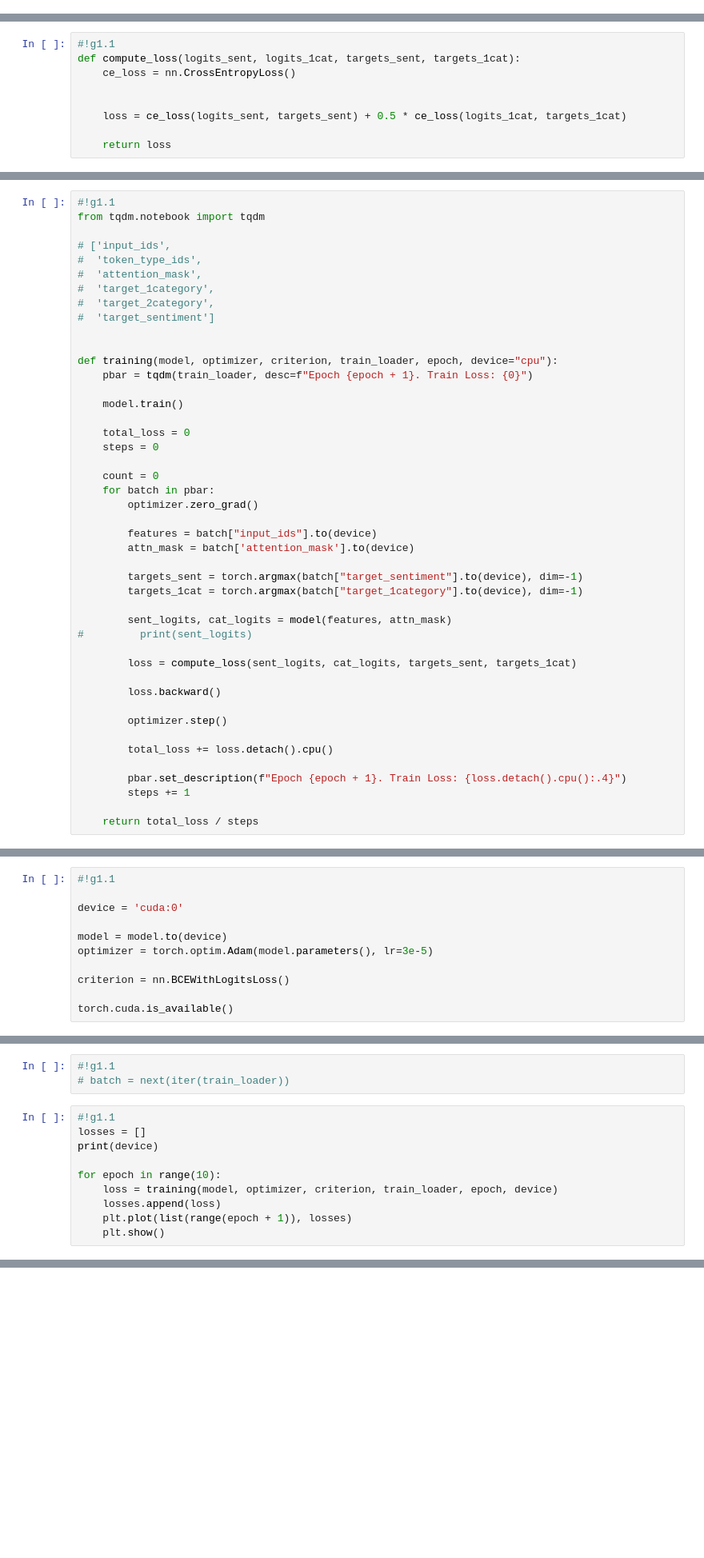
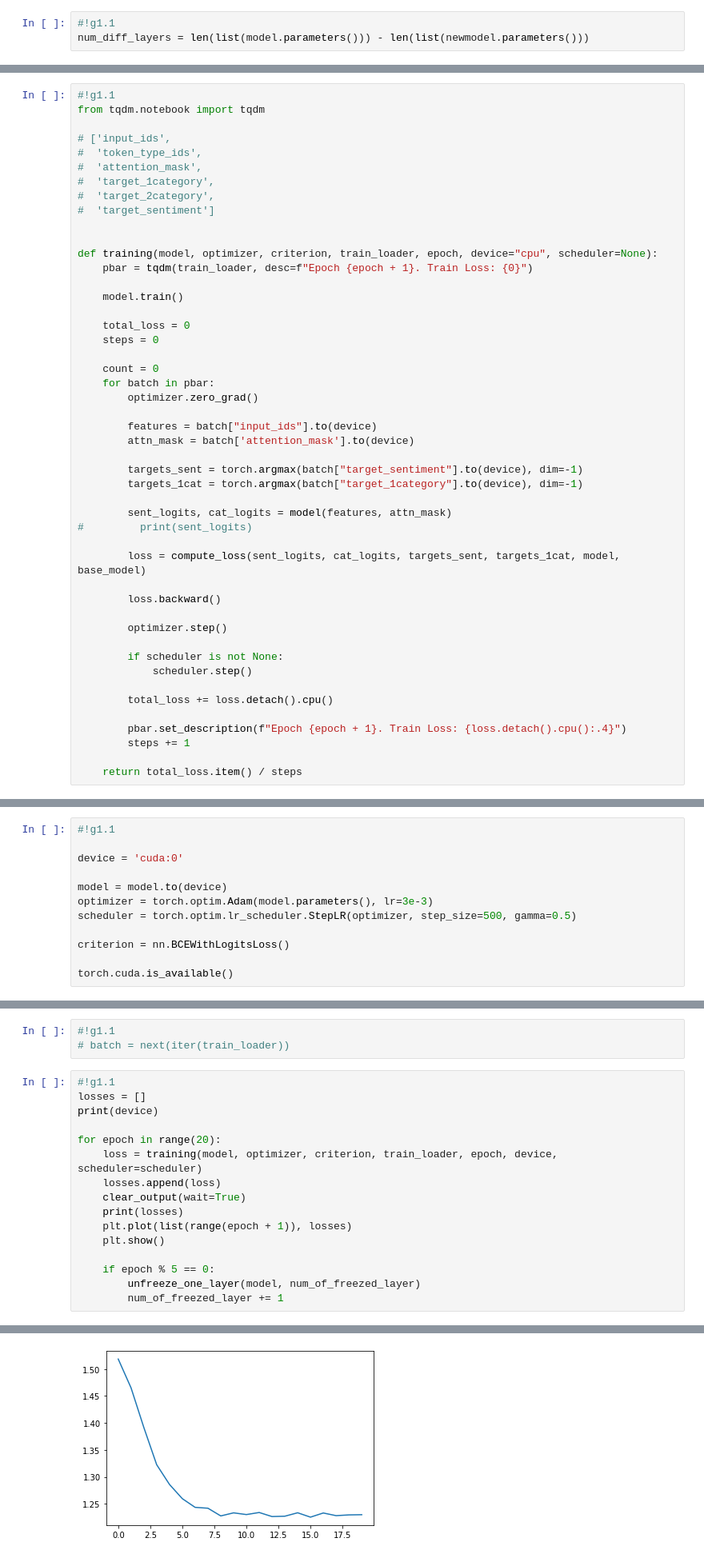
Before and after one commit to Kirill68rus/hse-hackaton, a Jupyter notebook: baseline_model/test.ipynb, the cells around one changed output, grey strips where cells are left out. Shown: that part at 80% size. Saved outputs shown, nothing was run; the diff lists cells and outputs as text; blank space fills up the shorter version.

Commit message:
add models
add models

```diff
--- a/baseline_model/test.ipynb
+++ b/baseline_model/test.ipynb
@@ -283,3 +382,6 @@ model = FBERTAcls(newmodel, last_layer_dim=768, hidden_layer_size=1024).cpu()
+# %%
+#!g1.1
+num_diff_layers = len(list(model.parameters())) - len(list(newmodel.parameters()))
 # %%
 #!g1.1
 device = 'cuda'
@@ -319,9 +401,0 @@ tensor(-156.4062, grad_fn=<SumBackward0>)
-# %%
-#!g1.1
-def compute_loss(logits_sent, logits_1cat, targets_sent, targets_1cat):
-    ce_loss = nn.CrossEntropyLoss()
-
-
-    loss = ce_loss(logits_sent, targets_sent) + 0.5 * ce_loss(logits_1cat, targets_1cat)
-
-    return loss
@@ -337,7 +442,7 @@ from tqdm.notebook import tqdm
 #  'target_sentiment']
 
 
-def training(model, optimizer, criterion, train_loader, epoch, device="cpu"):
+def training(model, optimizer, criterion, train_loader, epoch, device="cpu", scheduler=None):
     pbar = tqdm(train_loader, desc=f"Epoch {epoch + 1}. Train Loss: {0}")
 
     model.train()
@@ -358,18 +463,21 @@ def training(model, optimizer, criterion, train_loader, epoch, device="cpu"):
         sent_logits, cat_logits = model(features, attn_mask)
 #         print(sent_logits)
 
-        loss = compute_loss(sent_logits, cat_logits, targets_sent, targets_1cat)
+        loss = compute_loss(sent_logits, cat_logits, targets_sent, targets_1cat, model, base_model)
 
         loss.backward()
 
         optimizer.step()
+
+        if scheduler is not None:
+            scheduler.step()
 
         total_loss += loss.detach().cpu()
 
         pbar.set_description(f"Epoch {epoch + 1}. Train Loss: {loss.detach().cpu():.4}")
         steps += 1
 
-    return total_loss / steps
+    return total_loss.item() / steps
 # %%
 #!g1.1
 def testing(model, criterion, test_loader, threshold=0.5, device="cpu"):
@@ -425,7 +533,8 @@ def testing(model, criterion, test_loader, threshold=0.5, device="cpu"):
 device = 'cuda:0'
 
 model = model.to(device)
-optimizer = torch.optim.Adam(model.parameters(), lr=3e-5)
+optimizer = torch.optim.Adam(model.parameters(), lr=3e-3)
+scheduler = torch.optim.lr_scheduler.StepLR(optimizer, step_size=500, gamma=0.5)
 
 criterion = nn.BCEWithLogitsLoss()
 
@@ -440,9 +549,15 @@ True
 losses = []
 print(device)
 
-for epoch in range(10):
-    loss = training(model, optimizer, criterion, train_loader, epoch, device)
+for epoch in range(20):
+    loss = training(model, optimizer, criterion, train_loader, epoch, device, scheduler=scheduler)
     losses.append(loss)
+    clear_output(wait=True)
+    print(losses)
     plt.plot(list(range(epoch + 1)), losses)
     plt.show()
+
+    if epoch % 5 == 0:
+        unfreeze_one_layer(model, num_of_freezed_layer)
+        num_of_freezed_layer += 1
 # %% [output]
@@ -478,2 +565,3 @@ KeyboardInterrupt
+[figure, added]
 # %%
 #!g1.1
```
Also changed, not shown: parts of 57 cells of this notebook, 1 other file.
